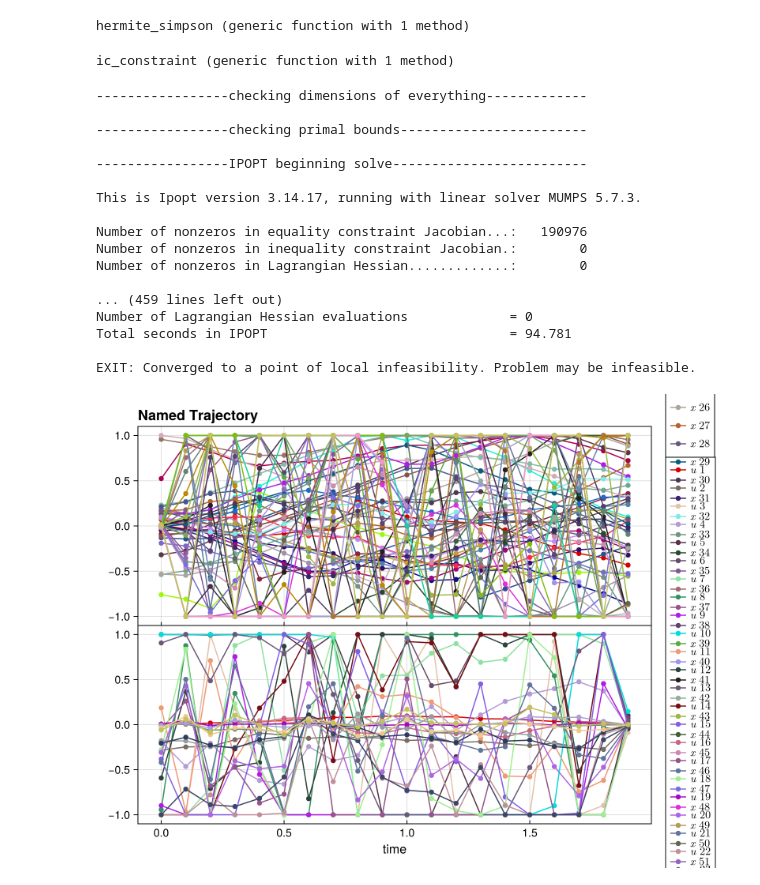
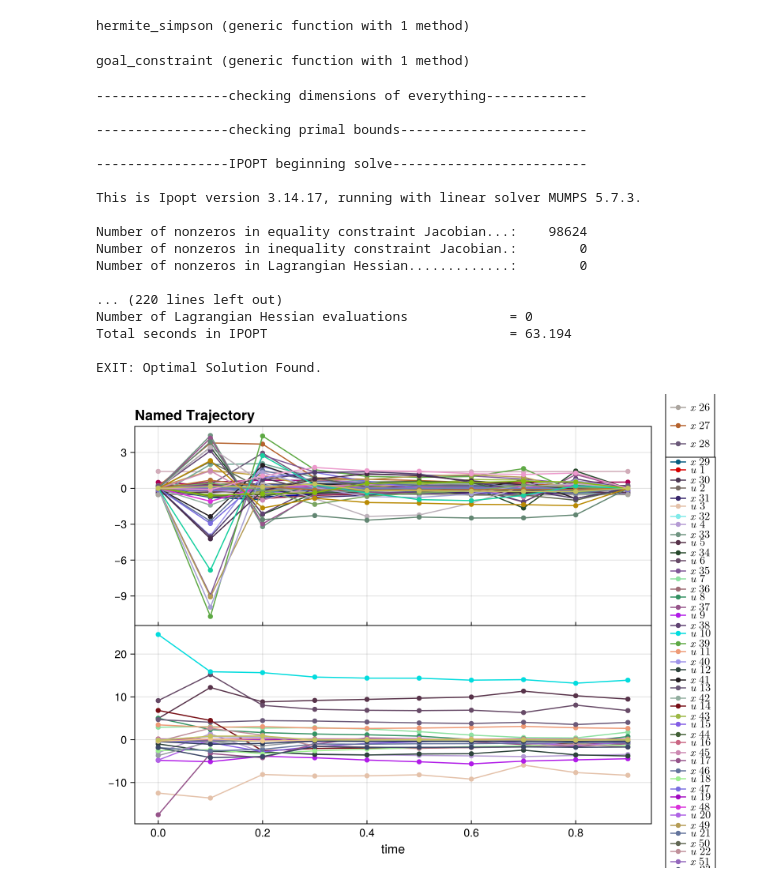
Before and after one commit to oberton31/16745_Unitree_G1_Goal_Kicking, a Jupyter notebook: src/humanoid_ball_kicking_sparse.ipynb, the cells around one changed output. Drawn from its saved outputs; the diff is of its cells as text; code cells hidden in the pictures.

Commit message:
some reorg, and coming to optimal solution for test

```diff
--- a/src/humanoid_ball_kicking_sparse.ipynb
+++ b/src/humanoid_ball_kicking_sparse.ipynb
@@ -274,21 +274,31 @@ function dyn_constraint(traj_indices::NamedTuple, k::Int64)
     return (length=nx, residual=residual, jacobian=jacobian!, sparsity=sparsity!, bounds=bounds)
 end
 
-# Intial Condition Constraint
+# State Intial Condition Constraint
 function ic_constraint(traj_indices::NamedTuple, x_ic::Vector{Float64})
     x0 = traj_indices.x[1]
     residual(params::NamedTuple, z::Vector, con::AbstractVector) = con .= z[x0] - x_ic
     jacobian!(params::NamedTuple, z::Vector, conjac::AbstractMatrix) = conjac[:, x0] = I(length(x_ic))
-    sparsity!(conjac::AbstractMatrix) = conjac[:, x0] = I(length(x_ic))
+    sparsity!(conjac::AbstractMatrix) = conjac[:, x0] .= 1
     bounds = (zeros(nx), zeros(nx))
     return (length=nx, residual=residual, jacobian=jacobian!, sparsity=sparsity!, bounds=bounds)
 end
 
-# Set up new constraints in the same way as initial condition contraint
+# State Goal Condition Constraint
+function goal_constraint(traj_indices::NamedTuple, x_g::Vector{Float64}, N)
+    x_N = traj_indices.x[N]
+    residual(params::NamedTuple, z::Vector, con::AbstractVector) = con .= z[x_N] - x_g
+    jacobian!(params::NamedTuple, z::Vector, conjac::AbstractMatrix) = conjac[:, x_N] = I(length(x_N))
+    sparsity!(conjac::AbstractMatrix) = conjac[:, x_N] .= 1
+    bounds = (zeros(nx), zeros(nx))
+    return (length=nx, residual=residual, jacobian=jacobian!, sparsity=sparsity!, bounds=bounds)
+end
+
+# Set up new constraints in the same way as initial condition constraint
 # %% [output]
-ic_constraint (generic function with 1 method)
+goal_constraint (generic function with 1 method)
 # %%
-nx, nu, dt, N = size(x_eq, 1), size(u_eq, 1), 0.1, 20
+nx, nu, dt, N = size(x_eq, 1), size(u_eq, 1), 0.1, 10
 
 Q = diagm(1e0 * ones(nx))
 R = diagm(1e0*ones(nu))
@@ -303,7 +313,7 @@ components = (
 traj = NamedTrajectory(components; timestep=dt, controls=:u)
 traj_indices = NamedTuple{traj.names}([[(k - 1)*traj.dim .+ getproperty(traj.components, symbol) for k in 1:traj.T] for symbol in traj.names])
 cost_objs = [quadratic_cost(traj_indices, k, Q, R, x_g, u_eq) for k = 1:N]
-con_objs = Vector{NamedTuple}([ic_constraint(traj_indices, x_ic), [dyn_constraint(traj_indices, k) for k = 1:N-1]...])
+con_objs = Vector{NamedTuple}([ic_constraint(traj_indices, x_ic), goal_constraint(traj_indices, x_g, N), [dyn_constraint(traj_indices, k) for k = 1:N-1]...])
 nc, conjac = setup_constraints(traj, con_objs)
 
 param = (costs = cost_objs, constraints = con_objs, nconstraints=nc, nz=length(traj.datavec), model=model, dt=dt)
@@ -312,44 +322,43 @@ param = (costs = cost_objs, constraints = con_objs, nconstraints=nc, nz=length(t
 c_l, c_u = constraint_bounds(param)
 
 # Intial_guess
-nz = length(traj)
-#z0 = randn(nz) * 0.01
+#z0 = randn(param.nz) * 0.01
 z0 = vcat([[x_eq; u_eq] for _ in 1:N]...)
 
 # primal bounds
-z_l, z_u = fill(-1.0, param.nz), fill(1.0, param.nz)
+z_l, z_u = fill(-1000.0, param.nz), fill(1000.0, param.nz)
 
 z = lazy_nlp_qd.sparse_fmincon(cost_func,
                             cost_gradient!,
                             constraint_residual!,
                             constraint_jacobian!,
                             conjac,
                             z_l,
                             z_u,
                             c_l,
                             c_u,
                             z0,
                             param);
 
 traj.datavec .= z
 # Plot result
 CairoMakie.plot(traj)
 # %% [output]
 -----------------checking dimensions of everything-------------
 
 -----------------checking primal bounds------------------------
 
 -----------------IPOPT beginning solve-------------------------
 
 This is Ipopt version 3.14.17, running with linear solver MUMPS 5.7.3.
 
-Number of nonzeros in equality constraint Jacobian...:   190976
+Number of nonzeros in equality constraint Jacobian...:    98624
 Number of nonzeros in inequality constraint Jacobian.:        0
 Number of nonzeros in Lagrangian Hessian.............:        0
 
-... (459 lines left out)
+... (220 lines left out)
 Number of Lagrangian Hessian evaluations             = 0
-Total seconds in IPOPT                               = 94.781
+Total seconds in IPOPT                               = 63.194
 
-EXIT: Converged to a point of local infeasibility. Problem may be infeasible.
+EXIT: Optimal Solution Found.
-[figure, old version]
+[figure, new version]
```
Also changed, not shown: parts of 4 cells of this notebook, 4 other files.
